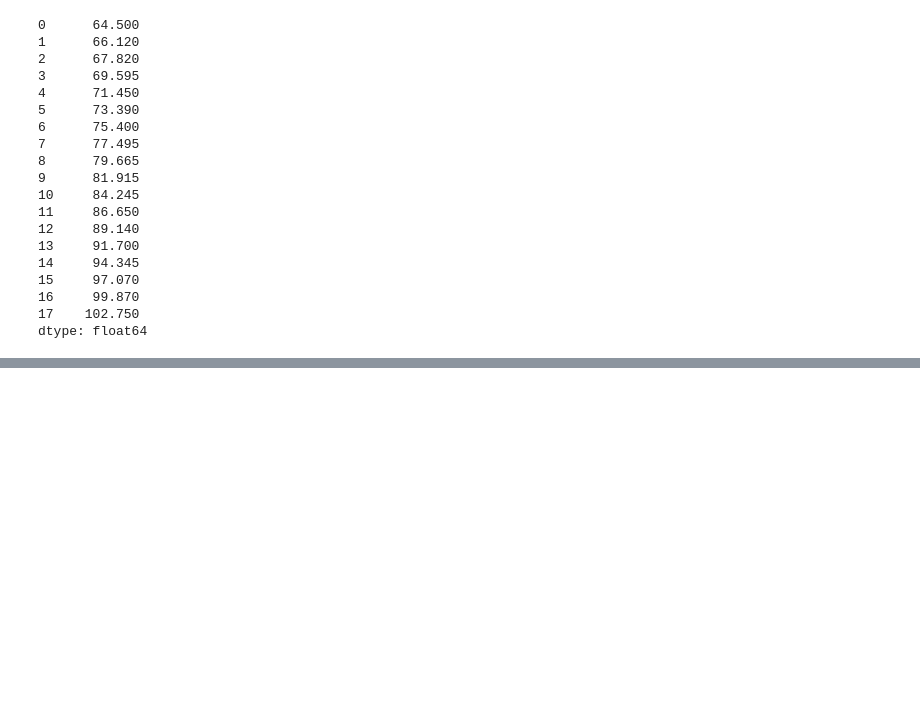
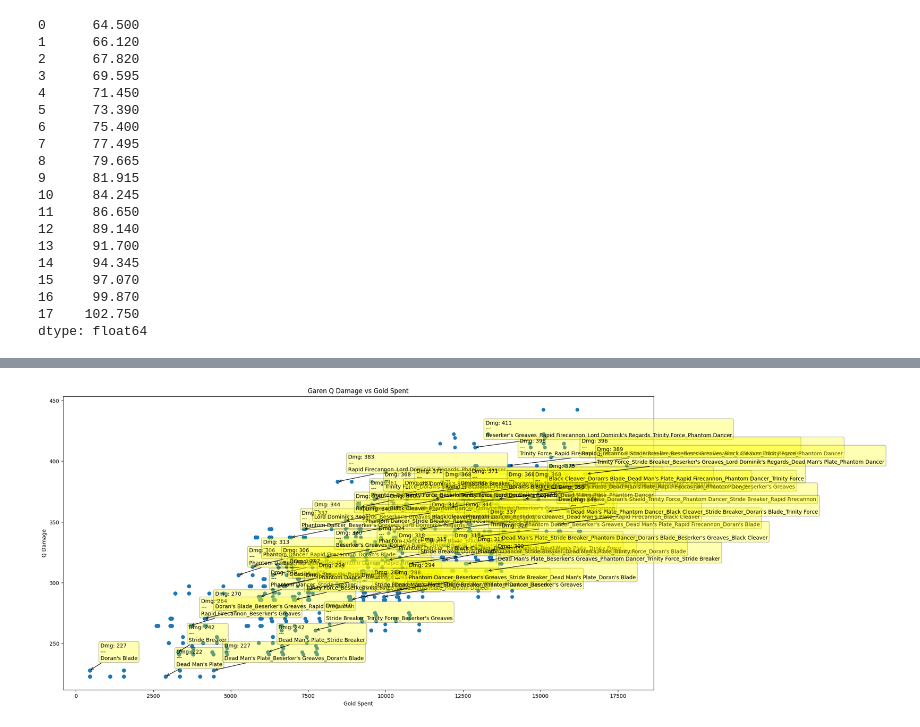
Before and after one commit to CalvoSeko/quant-projects-practice, a Jupyter notebook: practice projects/garen_build/garen_optimization.ipynb, the cells around one changed output, grey strips where cells are left out. Saved outputs shown, nothing was run; the diff lists cells and outputs as text; code cells hidden in the pictures; blank space fills up the shorter version.

Commit message:
q damage model

```diff
--- a/practice projects/garen_build/garen_optimization.ipynb
+++ b/practice projects/garen_build/garen_optimization.ipynb
@@ -235,19 +107,0 @@ rapid_firecannon = shop_item(
-# %%
-def buy_item(base_stats_row, item):
-    """
-    Adds item stats to a specific level's base stats.
-    Only adds stats that exist as columns in the base_stats_row.
-    """
-    new_stats = base_stats_row.copy()
-
-    for stat_name, value in item.stats.items():
-        if stat_name in new_stats.index:
-            new_stats[stat_name] += value
-
-    return new_stats
-
-lvl_11_base = garen_stats.iloc[10]
-lvl_11_with_stride = buy_item(lvl_11_base, stride_breaker)
-
-print(f"Base AD at Lvl 11: {lvl_11_base['ad']}")
-print(f"AD with Stridebreaker: {lvl_11_with_stride['ad']}")
@@ -256,0 +257,52 @@ AD with Stridebreaker: 148.49
+# %%
+import matplotlib.pyplot as plt
+import random
+
+
+# Garen Level 18 Stats
+BASE_AD_L18 = garen_stats.iloc[17]['ad']
+items_pool = [
+ stride_breaker, beserkers_greaves, dorans_blade, dorans_shield, dead_mans_plate, phantom_dancer, trinity_force,
+ black_cleaver, rapid_firecannon, lord_dominiks_regards]
+results = []
+
+for _ in range(2000):
+    num_items = random.randint(1, 6)
+    build = random.sample(items_pool, num_items)
+    item_types = [item.item_type for item in build if item.item_type is not None]
+
+    if len(item_types) == len(set(item_types)):
+        item_name = "_".join([item.name for item in build])
+        build_stats = buy_item(garen_stats.iloc[17], build)
+        gold = sum([item.price for item in build])
+        q_dmg = q_damage(q_level = 5, stats = build_stats)
+        results.append({"gold": gold, "q_damage": q_dmg, "items": item_name})
+    else:
+        continue
+
+df_sim = pd.DataFrame(results)
+
+fig, ax = plt.subplots(figsize=(20, 10))
+plt.scatter(df_sim['gold'], df_sim['q_damage'])
+
+plt.xlabel('Gold Spent')
+plt.ylabel('Q Damage')
+plt.title('Garen Q Damage vs Gold Spent')
+
+# Extract the frontier points (best build for every 200g spent)
+frontier = df_sim.loc[df_sim.groupby('gold')['q_damage'].idxmax()]
+
+# Annotating specific spikes with a 'bbox' (text box) for readability
+for idx, row in frontier.iloc[::5].iterrows(): # Step through bins
+    build_label = row['items']
+    plt.annotate(
+        f"Dmg: {int(row['q_damage'])}\n---\n{build_label}",
+        (row['gold'], row['q_damage']),
+        xytext=(20, 20), textcoords="offset points",
+        bbox=dict(boxstyle='round', fc='yellow', alpha=0.3),
+        arrowprops=dict(arrowstyle='->')
+    )
+
+plt.show()
+# %% [output]
+[figure, added]
```
Also changed, not shown: parts of 8 cells of this notebook, 1 other file.
